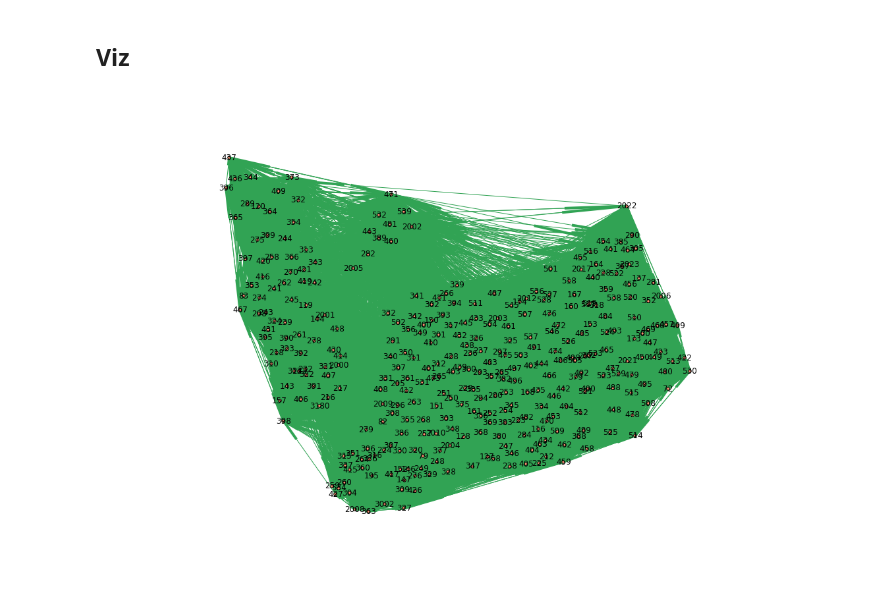
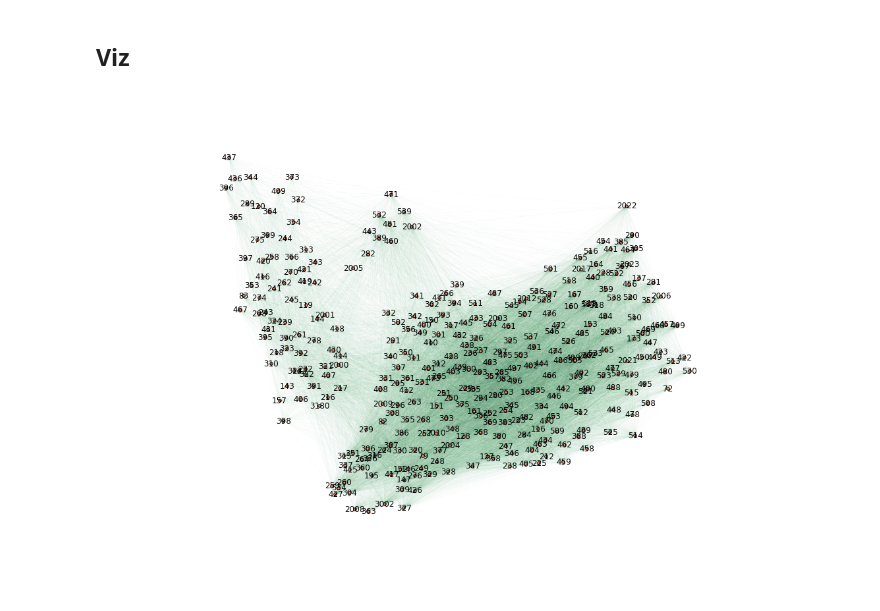
Before and after one commit to linfengzhou/Applied_Data_Science, a Jupyter notebook: Network Project/Network Project.ipynb, the cells around one changed output. Cells and saved outputs as stored; diff of their text form; code cells hidden in the pictures.

```diff
--- a/Network Project/Network Project.ipynb
+++ b/Network Project/Network Project.ipynb
@@ -110,4 +121,4 @@ dataset.head()
 # %%
 data_nex = dataset[['start station id','end station id','counts']]
 # %%
-G=nx.from_pandas_dataframe(data_nex, u'start station id', u'end station id', u'counts',create_using=nx.DiGraph())
+G=nx.from_pandas_dataframe(data_nex, u'start station id', u'end station id', u'counts',create_using=nx.Graph())
@@ -130,12 +175,12 @@ pos = nx.spring_layout(G)
 for i in pos:
     for j in df.index:
         if df['Id'][j]==i:
-            pos[i] = array([df['lat'][j],df['lon'][j]])
+            pos[i] = array([-df['lat'][j],df['lon'][j]])
 # %% [markdown]
 ## Viz
 # %%
 ax1 = plt.figure(figsize=(15,10))
 np.random.seed(1335)
-nx.draw(G,pos,node_color='#fc9272',with_labels=True,node_size=20,width=1,edge_color='#31a354')
+nx.draw(G,pos,node_color='#fc9272',with_labels=True,node_size=20,width=0.01,edge_color='#31a354')
 # %% [output]
-[figure, old version]
+[figure, new version]
```
Also changed, not shown: parts of 29 cells of this notebook.
